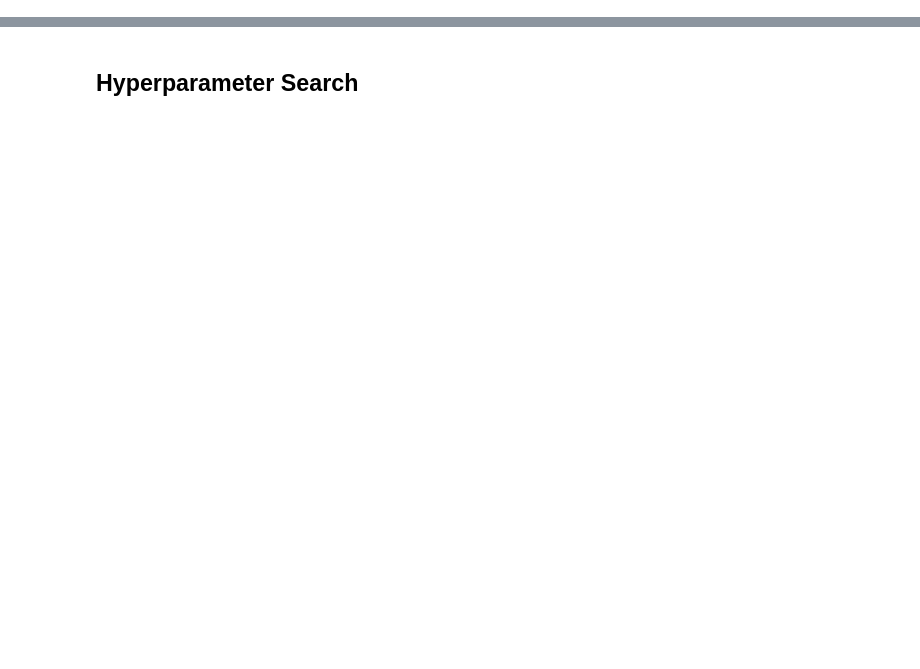
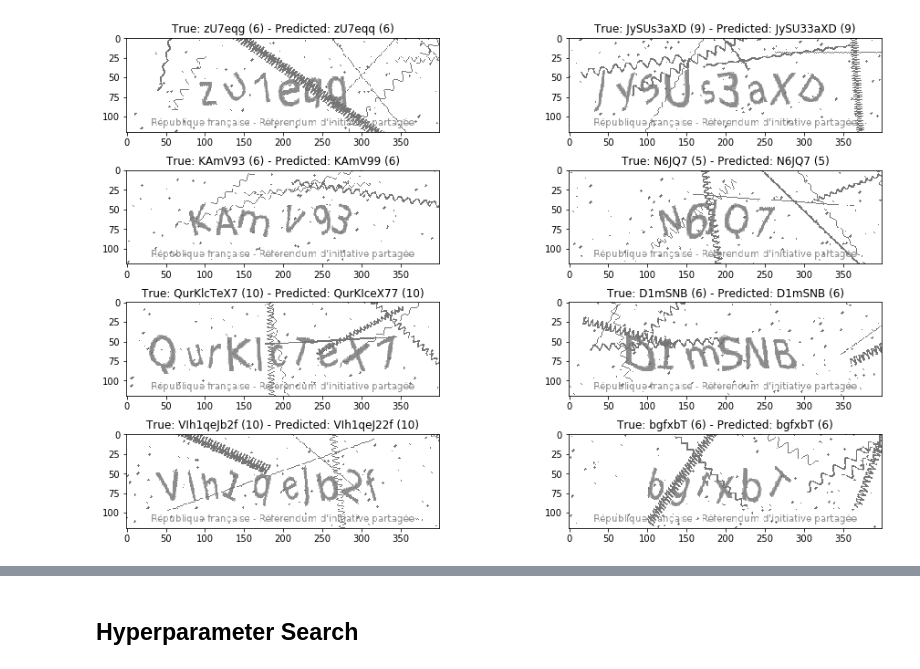
Before and after one commit to hadim/captchanet, a Jupyter notebook: notebooks/2_Training.ipynb, the cells around one changed output, grey strips where cells are left out. Drawn from its saved outputs; the diff is of its cells as text; code cells hidden in the pictures; blank space fills up the shorter version.

```diff
--- a/notebooks/2_Training.ipynb
+++ b/notebooks/2_Training.ipynb
@@ -42,7 +45,7 @@ def make_dataset(data_path, tokenizer, batch_size=10, shuffle=False, n=None):
   if n:
     dataset = dataset.take(n)
   if shuffle:
-      dataset = dataset.shuffle(buffer_size=1024)
+      dataset = dataset.shuffle(buffer_size=10000)
 
   # We could infer it from the dataset but here it's hard-coded.
   max_len_word = 10
@@ -53,7 +56,7 @@ def make_dataset(data_path, tokenizer, batch_size=10, shuffle=False, n=None):
   dataset = dataset.prefetch(buffer_size=tf.data.experimental.AUTOTUNE)
   return dataset
 
-batch_size = 32
+batch_size = 64
 train_dataset = make_dataset(train_data_path, tokenizer, batch_size=batch_size, shuffle=True)
 val_dataset = make_dataset(val_data_path, tokenizer, batch_size=batch_size, shuffle=False)
 # %% [output]
@@ -242,13 +232,15 @@ Text(0.5, 0, 'epoch')
 # %%
 # Load model
-model_name = 'v1'
+model_name = 'v2'
 model_path = model_dir / (f'{model_name}.h5')
+#model_path = model_dir / (log_path.stem + '.h5')
+
 loaded_model = tf.keras.models.load_model(str(model_path))
 
 # Perform prediction
 n  = 8
 dataset = tf.data.TFRecordDataset(str(val_data_path))
-dataset = dataset.map(map_func=captchanet.decode_data(tokenizer, input_as_dict=True))
+dataset = dataset.map(map_func=captchanet.decode_data(tokenizer, max_len_word=10, input_as_dict=True))
 dataset = dataset.shuffle(1024)
 dataset = dataset.batch(n)
 data = [d for d in dataset.take(1)][0]
@@ -277,8 +269,9 @@ fig, axs = plt.subplots(nrows=nrows, ncols=ncols, figsize=figsize, constrained_l
 axs = axs.flatten()
 
 for image, word, predicted_word, ax in zip(original_images, words, predicted_words, axs):
-  ax.imshow(image.numpy())
+  ax.imshow(image)
 
   text = f'True: {word} ({len(word)}) - '
   text += f'Predicted: {predicted_word} ({len(predicted_word)})'
   ax.set_title(text)
+# %% [output]
@@ -284,0 +282 @@ for image, word, predicted_word, ax in zip(original_images, words, predicted_wor
+[figure, added]
```
Also changed, not shown: parts of 6 cells of this notebook, 1 other file.
